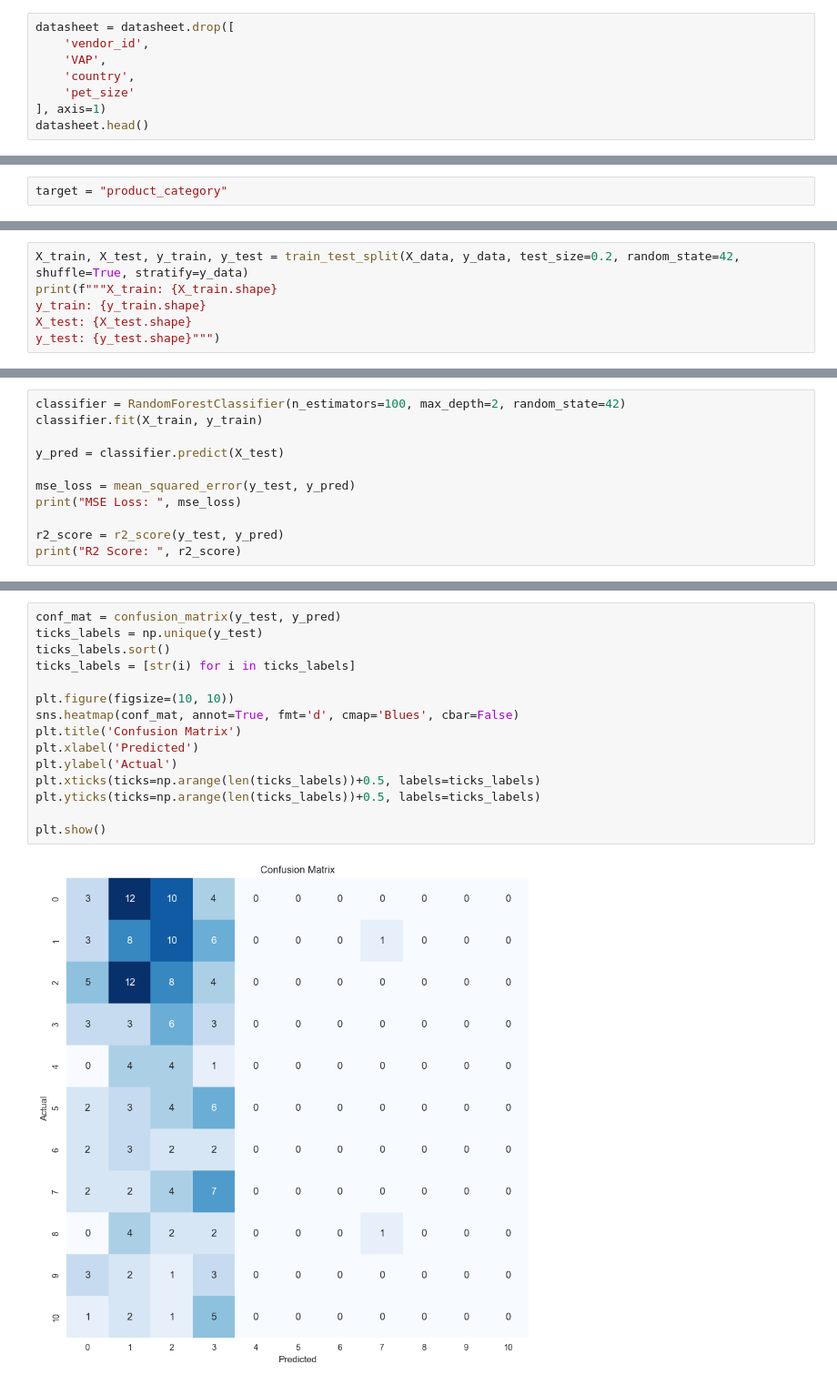
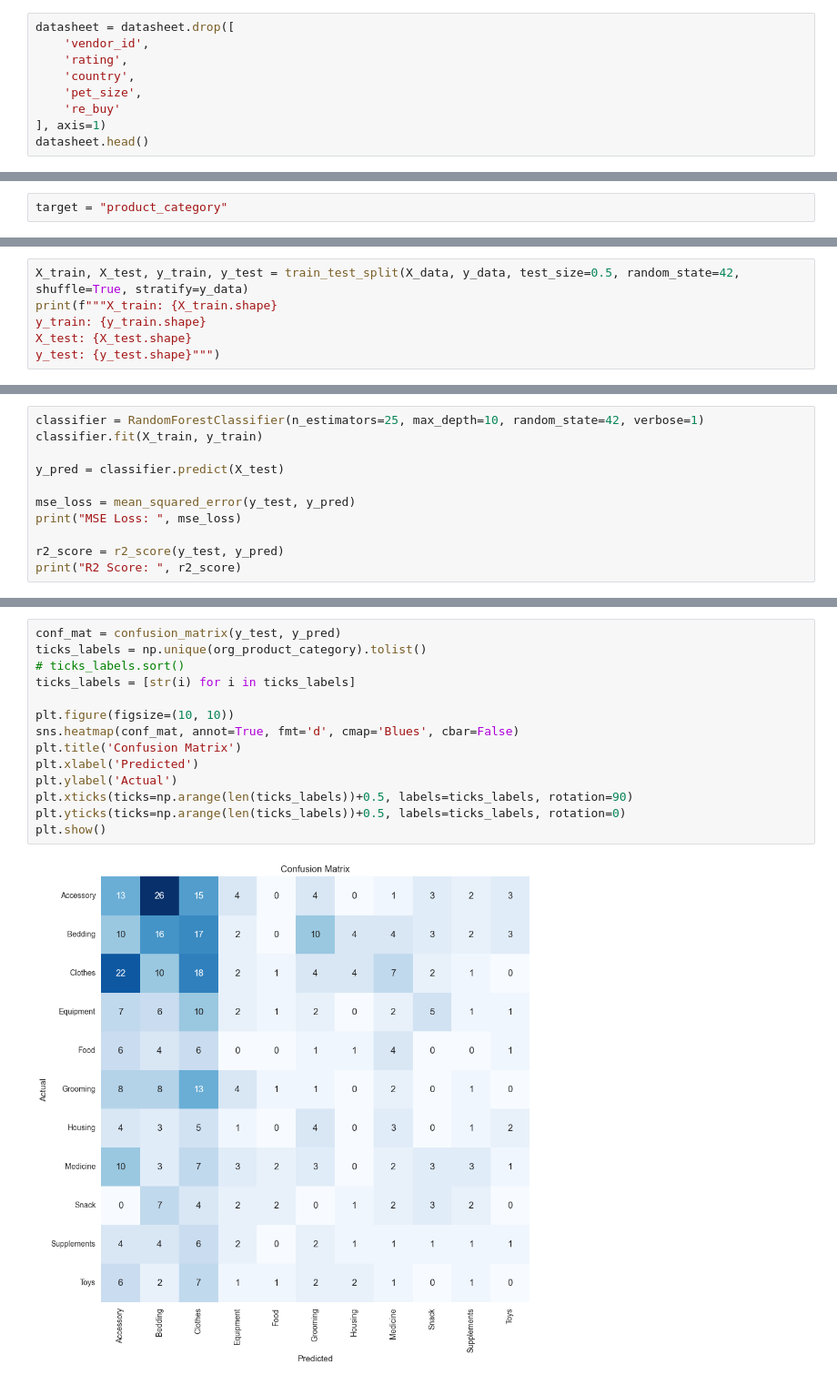
Before and after one commit to Likelion-MainHackaton-2team/Recommendation_model, a Jupyter notebook: autoML.ipynb, the cells around one changed output, grey strips where cells are left out. Shown at 91% size. Drawn from its saved outputs; the diff is of its cells as text.

```diff
--- a/autoML.ipynb
+++ b/autoML.ipynb
@@ -34,9 +37,10 @@ datasheet.head()
 # %%
 datasheet = datasheet.drop([
     'vendor_id',
-    'VAP',
+    'rating',
     'country',
-    'pet_size'
+    'pet_size',
+    're_buy'
 ], axis=1)
 datasheet.head()
 # %% [output]
@@ -156,6 +163,6 @@ X_data shape: (879, 5)
 y_data shape: (879,)
 # %%
-X_train, X_test, y_train, y_test = train_test_split(X_data, y_data, test_size=0.2, random_state=42, shuffle=True, stratify=y_data)
+X_train, X_test, y_train, y_test = train_test_split(X_data, y_data, test_size=0.5, random_state=42, shuffle=True, stratify=y_data)
 print(f"""X_train: {X_train.shape}
 y_train: {y_train.shape}
 X_test: {X_test.shape}
@@ -245,5 +250,5 @@ best = compare_models()
 # %%
-classifier = RandomForestClassifier(n_estimators=100, max_depth=2, random_state=42)
+classifier = RandomForestClassifier(n_estimators=25, max_depth=10, random_state=42, verbose=1)
 classifier.fit(X_train, y_train)
 
 y_pred = classifier.predict(X_test)
@@ -279,20 +311,19 @@ weighted avg       0.08      0.12      0.09       176
 # %%
 conf_mat = confusion_matrix(y_test, y_pred)
-ticks_labels = np.unique(y_test)
-ticks_labels.sort()
+ticks_labels = np.unique(org_product_category).tolist()
+# ticks_labels.sort()
 ticks_labels = [str(i) for i in ticks_labels]
 
 plt.figure(figsize=(10, 10))
 sns.heatmap(conf_mat, annot=True, fmt='d', cmap='Blues', cbar=False)
 plt.title('Confusion Matrix')
 plt.xlabel('Predicted')
 plt.ylabel('Actual')
-plt.xticks(ticks=np.arange(len(ticks_labels))+0.5, labels=ticks_labels)
-plt.yticks(ticks=np.arange(len(ticks_labels))+0.5, labels=ticks_labels)
-
+plt.xticks(ticks=np.arange(len(ticks_labels))+0.5, labels=ticks_labels, rotation=90)
+plt.yticks(ticks=np.arange(len(ticks_labels))+0.5, labels=ticks_labels, rotation=0)
 plt.show()
 # %% [output]
-[figure, old version]
+[figure, new version]
 # %%
 explainer = shap.TreeExplainer(classifier)
 excepted_value = explainer.expected_value
```
Also changed, not shown: parts of 23 cells of this notebook, 2 other files.
